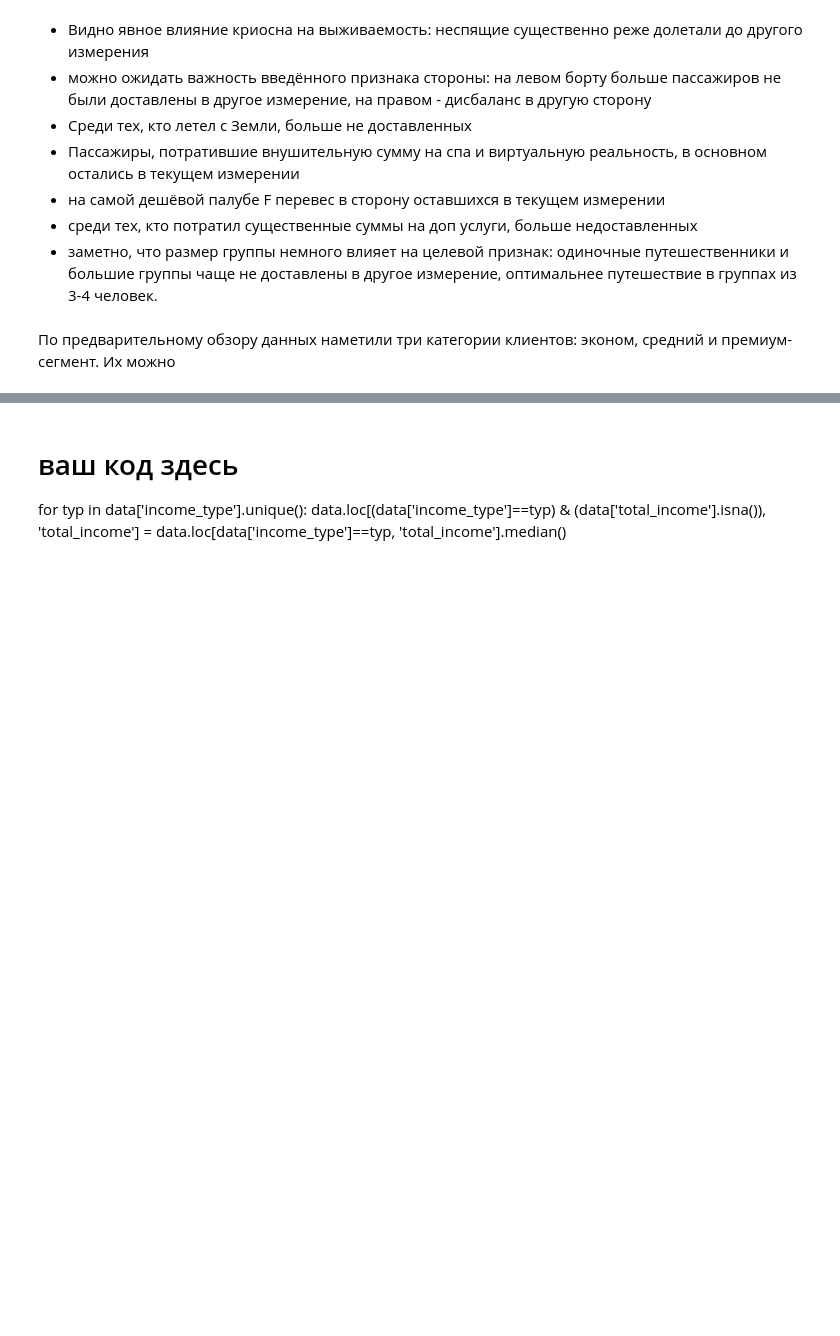
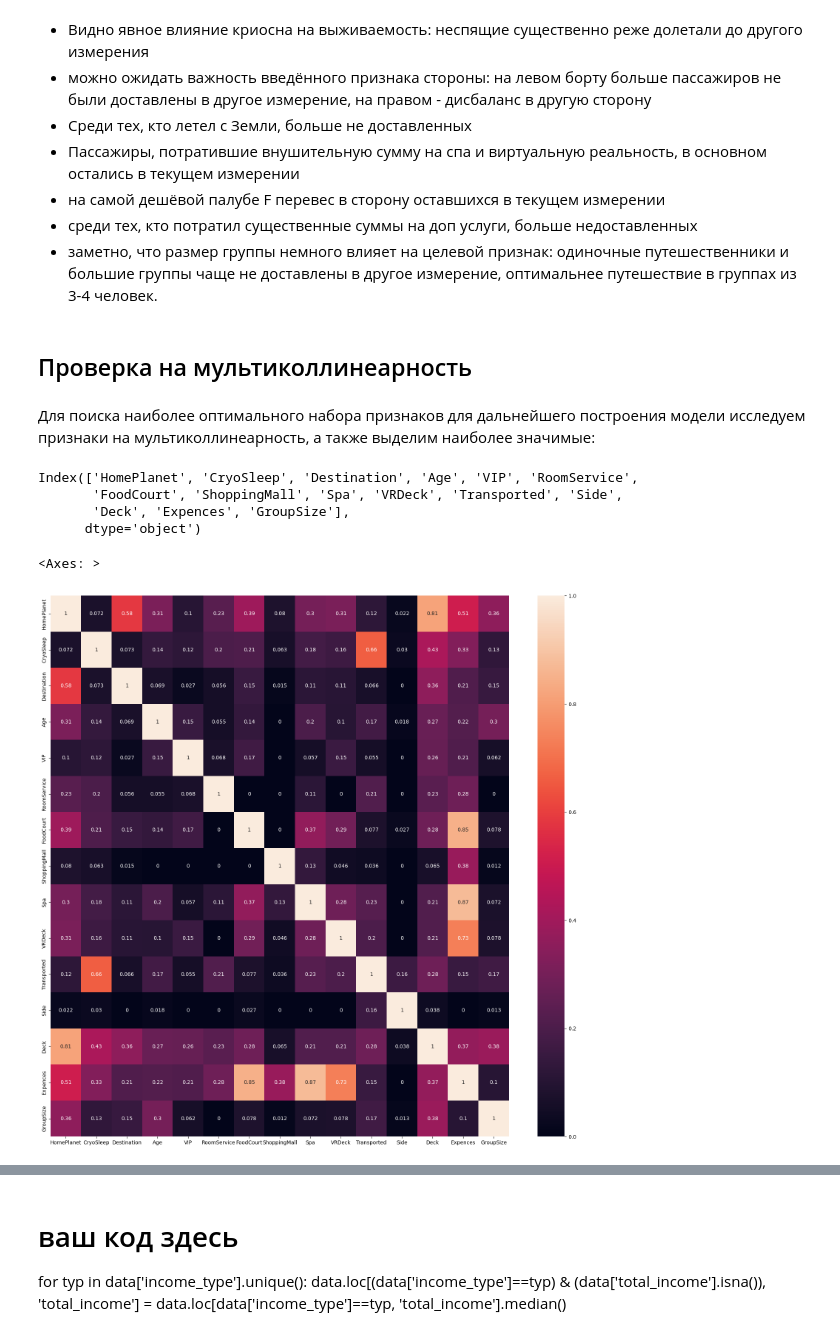
Before and after one commit to xEsseax/kaggle, a Jupyter notebook: titanic_spaceship.ipynb, the cells around one changed output, grey strips where cells are left out. Drawn from its saved outputs; the diff is of its cells as text; code cells hidden in the pictures; blank space fills up the shorter version.

```diff
--- a/titanic_spaceship.ipynb
+++ b/titanic_spaceship.ipynb
@@ -472,0 +496,4 @@ column_draw('GropSize', train)
+# %%
+train.set_index('PassengerId',inplace=True)
+# %%
+train = train.drop(['PassengerGroup'], axis=1)
@@ -508,5 +534,21 @@ for i in range(len(columns_without_target)):
 - на самой дешёвой палубе F перевес в сторону оставшихся в текущем измерении
 - среди тех, кто потратил существенные суммы на доп услуги, больше недоставленных
 - заметно, что размер группы немного влияет на целевой признак: одиночные путешественники и большие группы чаще не доставлены в другое измерение, оптимальнее путешествие в группах из 3-4 человек.
-# %% [markdown]
-По предварительному обзору данных наметили три категории клиентов: эконом, средний и премиум-сегмент. Их можно
+# %% [markdown]
+## Проверка на мультиколлинеарность
+# %% [markdown]
+Для поиска наиболее оптимального набора признаков для дальнейшего построения модели исследуем признаки на мультиколлинеарность, а также выделим наиболее значимые:
+# %%
+train.columns
+# %% [output]
+Index(['HomePlanet', 'CryoSleep', 'Destination', 'Age', 'VIP', 'RoomService',
+       'FoodCourt', 'ShoppingMall', 'Spa', 'VRDeck', 'Transported', 'Side',
+       'Deck', 'Expences', 'GroupSize'],
+      dtype='object')
+# %%
+#выводим матрицу корреляций
+plt.figure(figsize=(20, 19))
+sns.heatmap(train.phik_matrix(interval_cols=list(services_columns) + ['Age', 'Expences', 'GroupSize']), annot=True)
+# %% [output]
+<Axes: >
+[figure, added]
```
Also changed, not shown: parts of 11 cells of this notebook.
